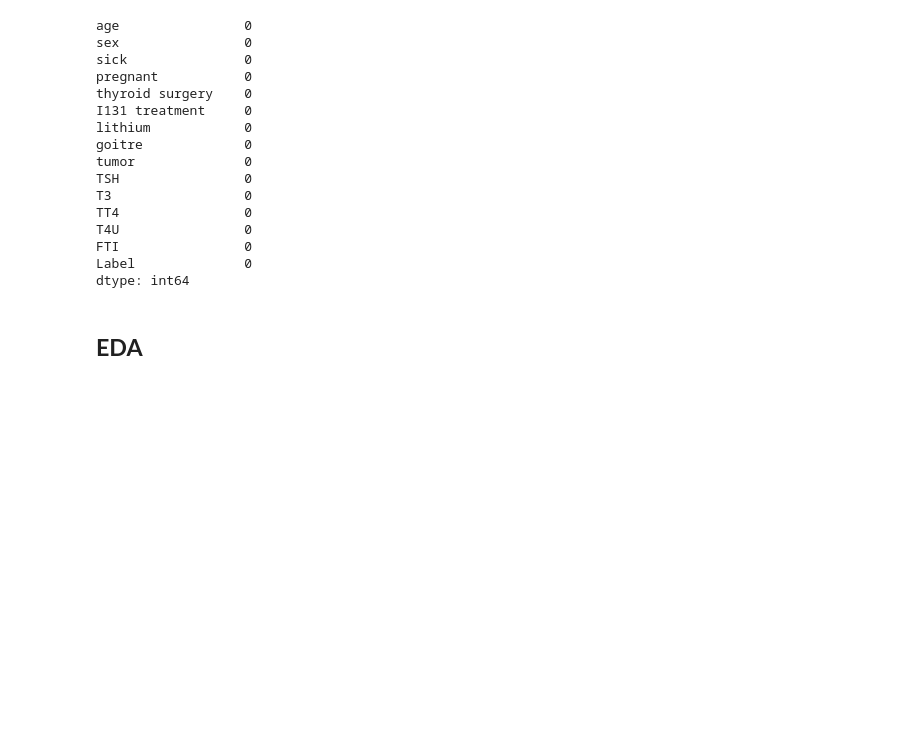
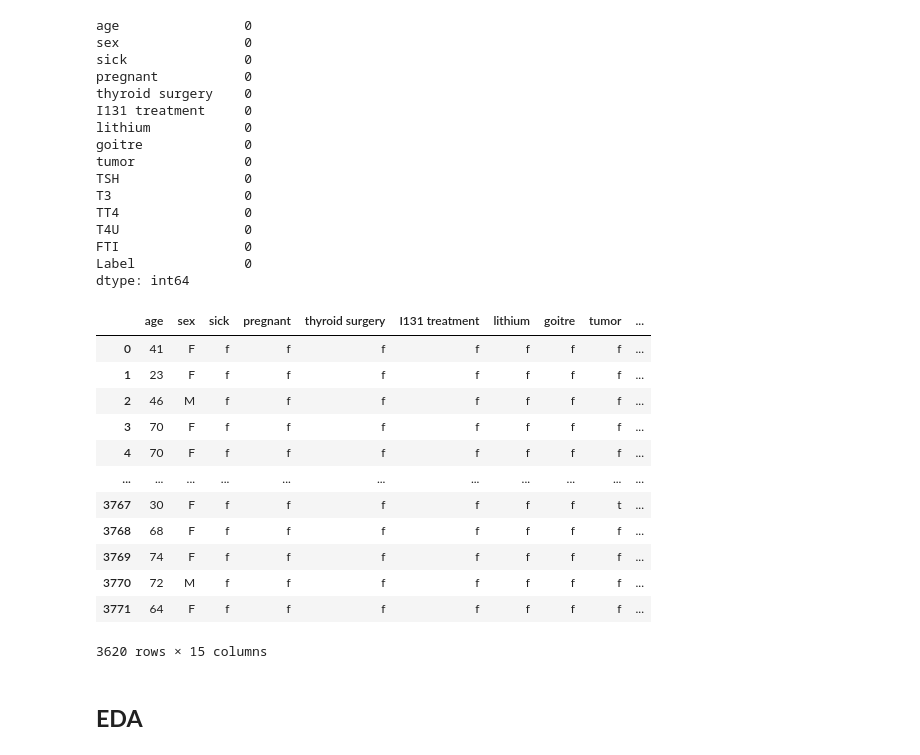
Before and after one commit to sarv05/thyroid_classificaton_app, a Jupyter notebook: ml_models_acc/Thyroid_Disease_Analysis.ipynb, the cells around one changed output. Saved outputs shown, nothing was run; the diff lists cells and outputs as text; code cells hidden in the pictures; blank space fills up the shorter version.

```diff
--- a/ml_models_acc/Thyroid_Disease_Analysis.ipynb
+++ b/ml_models_acc/Thyroid_Disease_Analysis.ipynb
@@ -155,6 +155,22 @@ thyroid_df = thyroid_df.drop(1364)
 thyroid_df.TT4 = thyroid_df.TT4.astype(int)
 thyroid_df.FTI = thyroid_df.FTI.astype(int)
 thyroid_df.age = thyroid_df.age.astype(int)
+# %%
+thyroid_df
+# %% [output]
+|  | age | sex | sick | pregnant | thyroid surgery | I131 treatment | lithium | goitre | tumor | ... |
+| 0 | 41 | F | f | f | f | f | f | f | f | ... |
+| 1 | 23 | F | f | f | f | f | f | f | f | ... |
+| 2 | 46 | M | f | f | f | f | f | f | f | ... |
+| 3 | 70 | F | f | f | f | f | f | f | f | ... |
+| 4 | 70 | F | f | f | f | f | f | f | f | ... |
+| ... | ... | ... | ... | ... | ... | ... | ... | ... | ... | ... |
+| 3767 | 30 | F | f | f | f | f | f | f | t | ... |
+| 3768 | 68 | F | f | f | f | f | f | f | f | ... |
+| 3769 | 74 | F | f | f | f | f | f | f | f | ... |
+| 3770 | 72 | M | f | f | f | f | f | f | f | ... |
+| 3771 | 64 | F | f | f | f | f | f | f | f | ... |
+3620 rows × 15 columns
 # %% [markdown]
 ## **EDA**
 # %%
```
Also changed, not shown: parts of 19 cells of this notebook, 14 other files.
